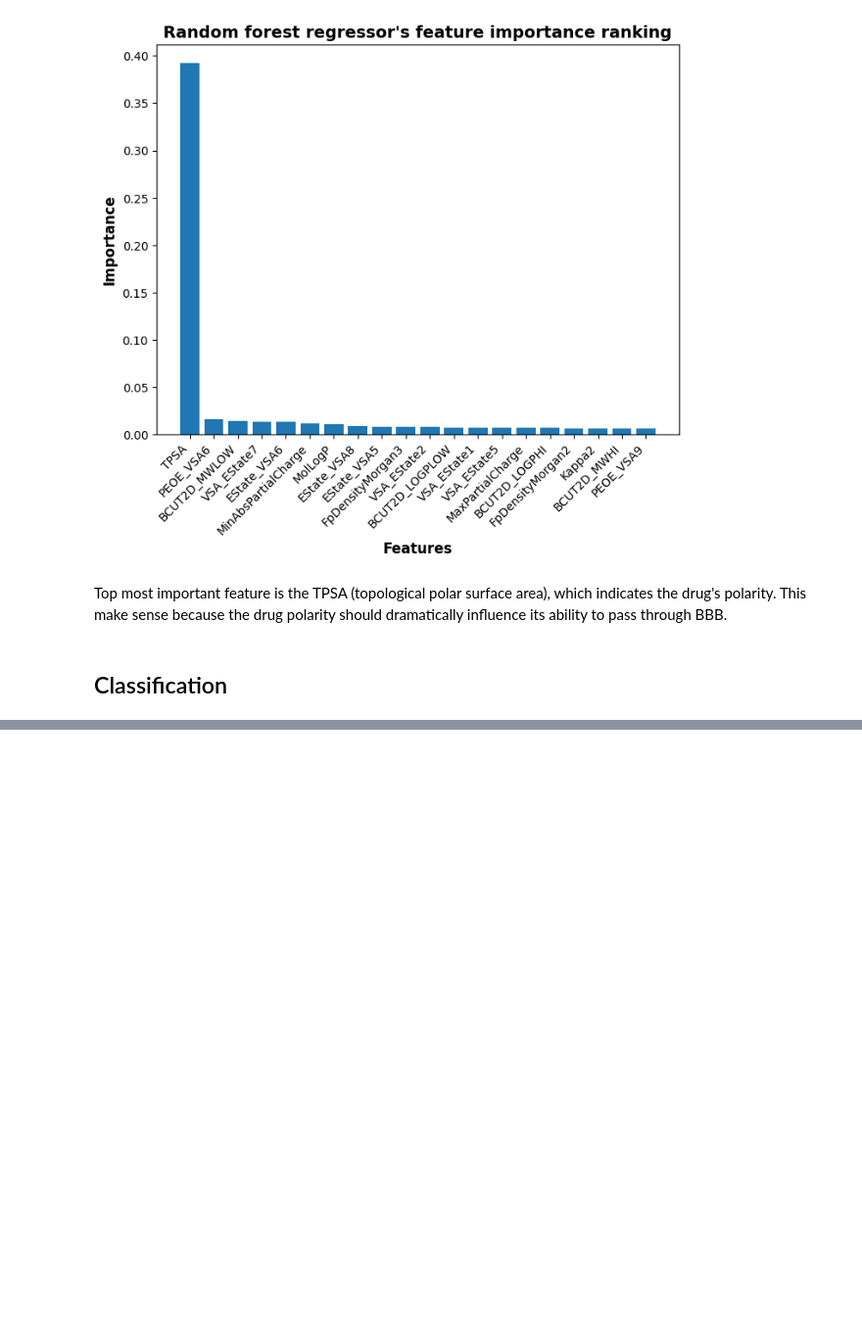
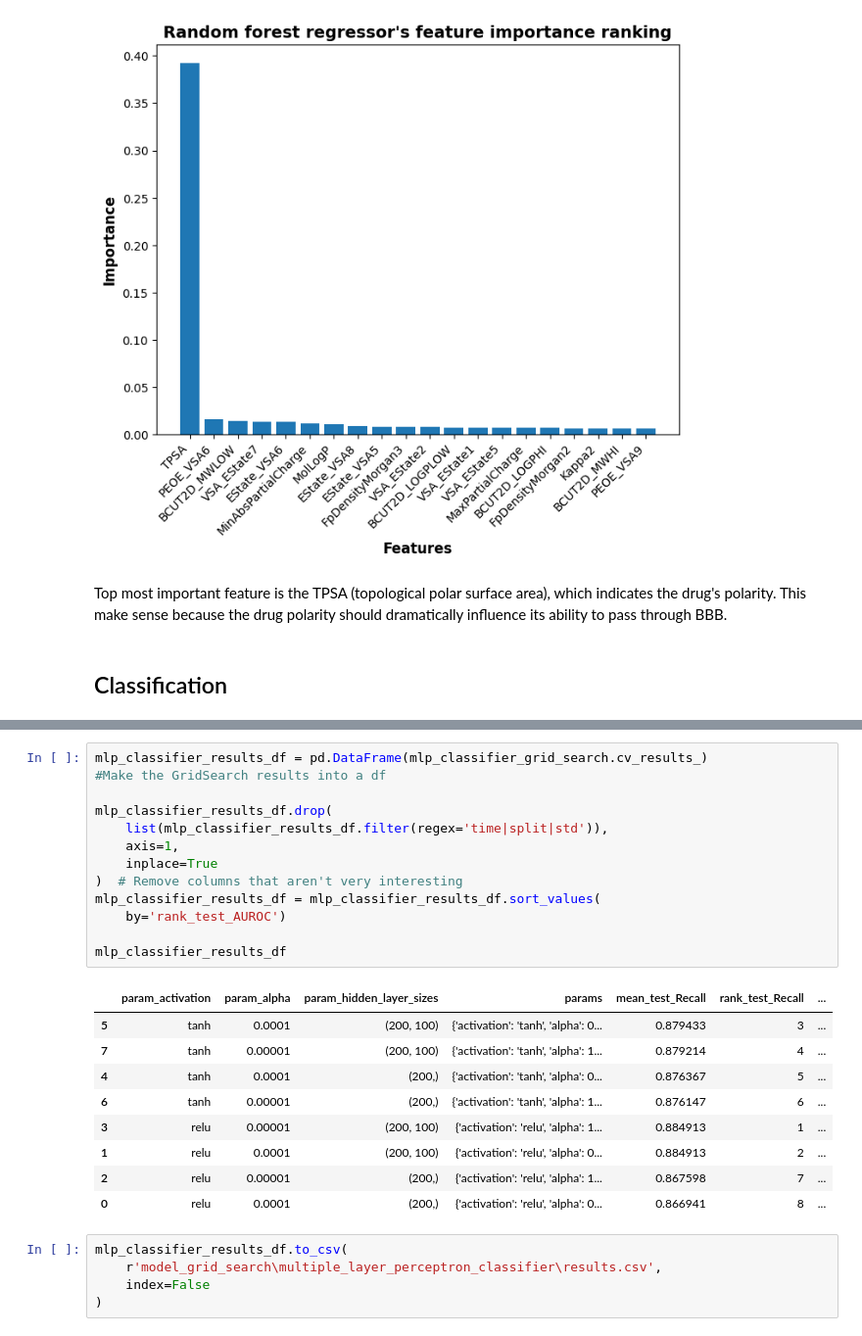
Before and after one commit to junqilu/BBBPrediction, a Jupyter notebook: BBBPrediction.ipynb, the cells around one changed output, grey strips where cells are left out. Shown: that part at 98% size. Cells and saved outputs as stored; diff of their text form; blank space fills up the shorter version.

```diff
--- a/BBBPrediction.ipynb
+++ b/BBBPrediction.ipynb
@@ -424,0 +576,28 @@ polarity should dramatically influence its ability to pass through BBB.
+# %%
+mlp_classifier_results_df = pd.DataFrame(mlp_classifier_grid_search.cv_results_)
+#Make the GridSearch results into a df
+
+mlp_classifier_results_df.drop(
+    list(mlp_classifier_results_df.filter(regex='time|split|std')),
+    axis=1,
+    inplace=True
+)  # Remove columns that aren't very interesting
+mlp_classifier_results_df = mlp_classifier_results_df.sort_values(
+    by='rank_test_AUROC')
+
+mlp_classifier_results_df
+# %% [output]
+|  | param_activation | param_alpha | param_hidden_layer_sizes | params | mean_test_Recall | rank_test_Recall | ... |
+| 5 | tanh | 0.0001 | (200, 100) | {'activation': 'tanh', 'alpha': 0... | 0.879433 | 3 | ... |
+| 7 | tanh | 0.00001 | (200, 100) | {'activation': 'tanh', 'alpha': 1... | 0.879214 | 4 | ... |
+| 4 | tanh | 0.0001 | (200,) | {'activation': 'tanh', 'alpha': 0... | 0.876367 | 5 | ... |
+| 6 | tanh | 0.00001 | (200,) | {'activation': 'tanh', 'alpha': 1... | 0.876147 | 6 | ... |
+| 3 | relu | 0.00001 | (200, 100) | {'activation': 'relu', 'alpha': 1... | 0.884913 | 1 | ... |
+| 1 | relu | 0.0001 | (200, 100) | {'activation': 'relu', 'alpha': 0... | 0.884913 | 2 | ... |
+| 2 | relu | 0.00001 | (200,) | {'activation': 'relu', 'alpha': 1... | 0.867598 | 7 | ... |
+| 0 | relu | 0.0001 | (200,) | {'activation': 'relu', 'alpha': 0... | 0.866941 | 8 | ... |
+# %%
+mlp_classifier_results_df.to_csv(
+    r'model_grid_search\multiple_layer_perceptron_classifier\results.csv',
+    index=False
+)
```
Also changed, not shown: parts of 13 cells of this notebook, 3 other files.
